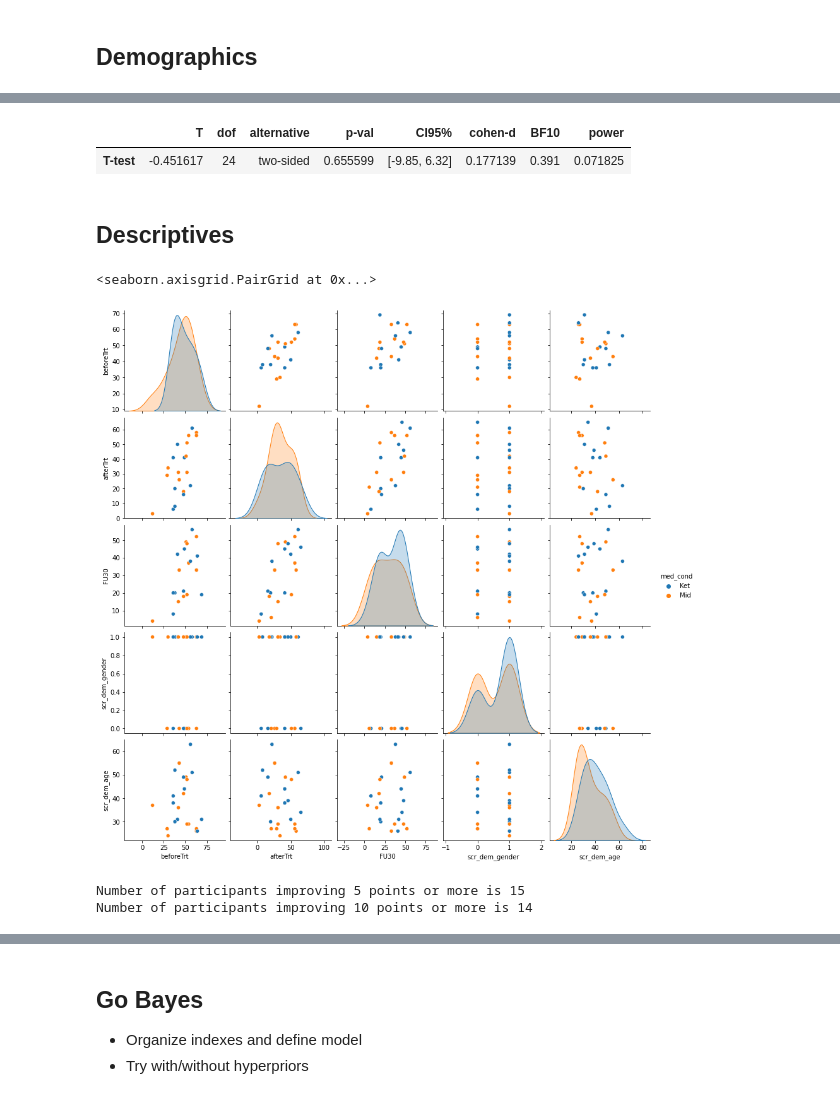
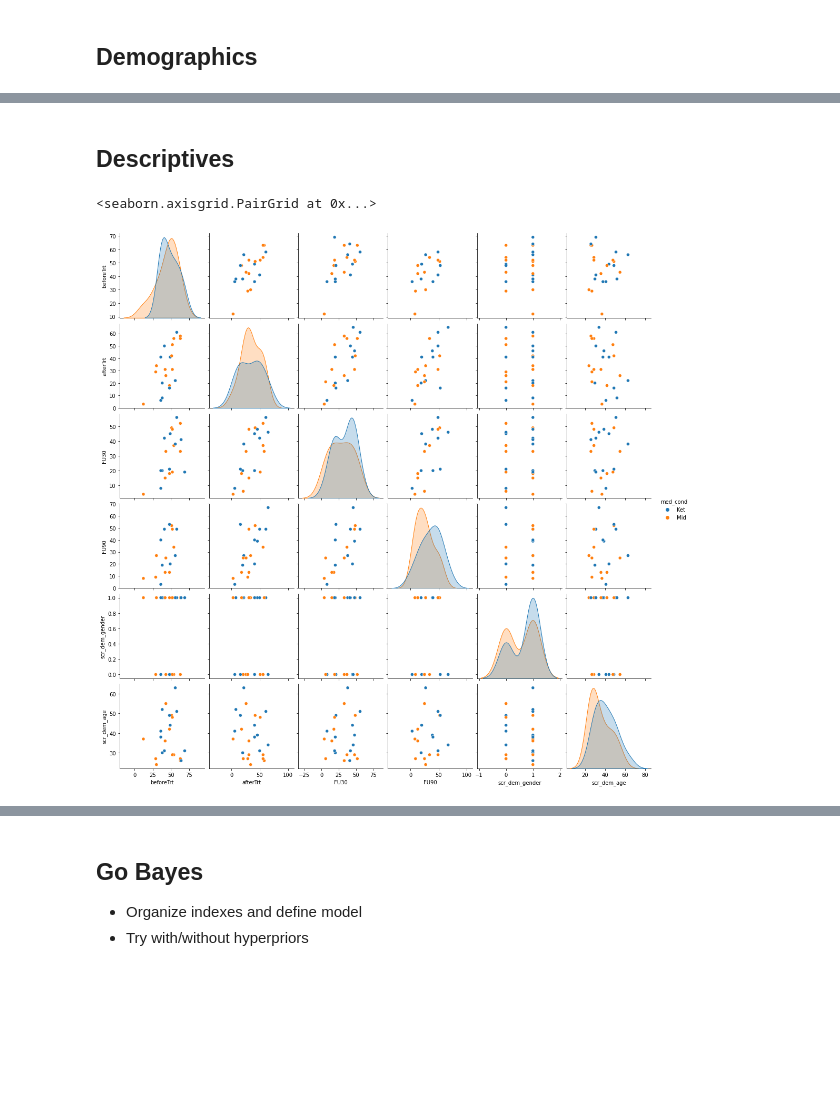
Before and after one commit to orduek/KPE, a Jupyter notebook: PCL/symp_statAnalysis.ipynb, the cells around one changed output, grey strips where cells are left out. Saved outputs shown, nothing was run; the diff lists cells and outputs as text; code cells hidden in the pictures; blank space fills up the shorter version.

```diff
--- a/PCL/symp_statAnalysis.ipynb
+++ b/PCL/symp_statAnalysis.ipynb
@@ -45,8 +45,7 @@ df.head()
 | 4 | KPE008 | 1.0 | 51.0 | 2.0 | 2.0 | 1.0 | 2.0 | 3.0 | 3.0 | 3.0 | ... |
 5 rows × 48 columns
 # %%
-# remove 90-days (not enough subjects)
-df = df[(df.time!='FU90') & (df.time!='screen')]
+df = df[(df.time!='screen')]
 # generate for something else
 df_med = df[(df.time=='beforeTrt')][['scr_id','med_cond', 'scr_dem_gender', 'scr_dem_age']]
 df_med.groupby('med_cond').sum()
@@ -142,5 +136,2 @@ lng_all[['med_cond','TimeFromEvent']].groupby('med_cond').describe()
 # %%
 pg.ttest(lng_all.TimeFromEvent[lng_all.med_cond=='Ket'],lng_all.TimeFromEvent[lng_all.med_cond=='Mid'], correction=False)
-# %% [output]
-|  | T | dof | alternative | p-val | CI95% | cohen-d | BF10 | power |
-| T-test | -0.451617 | 24 | two-sided | 0.655599 | [-9.85, 6.32] | 0.177139 | 0.391 | 0.071825 |
@@ -149,23 +143,20 @@ pg.ttest(lng_all.TimeFromEvent[lng_all.med_cond=='Ket'],lng_all.TimeFromEvent[ln
 # %%
 df_clean = df[['scr_id','med_cond','time','pcl5_total']]
 # remove screening timepoint - its redundant here
 df_clean = df_clean[df_clean.time!='screen']
 # recategorize time because we removed something
-df_clean.time = pd.Categorical(df_clean.time, categories=['beforeTrt','afterTrt','FU30'])
+df_clean.time = pd.Categorical(df_clean.time, categories=['beforeTrt','afterTrt','FU30', 'FU90'])
 wideDf = df_clean.pivot(index=['scr_id'], columns=['time'], values=['pcl5_total'])
 #
 wideDf = wideDf.pcl5_total
 wideDf = wideDf.merge(df_med, left_on='scr_id', right_on='scr_id', how='outer')
 wideDf
 sns.pairplot(wideDf, hue="med_cond")
 # %% [output]
 <seaborn.axisgrid.PairGrid at 0x...>
-[figure, old version]
+[figure, new version]
 # %%
 ## check changes in symtpoms
 wideDf['delta30'] = wideDf.FU30 - wideDf.beforeTrt
 print(f'Number of participants improving 5 points or more is {len(wideDf[wideDf.delta30<=-5])}')
 print(f'Number of participants improving 10 points or more is {len(wideDf[wideDf.delta30<=-10])}')
-# %% [output]
-Number of participants improving 5 points or more is 15
-Number of participants improving 10 points or more is 14
```
Also changed, not shown: parts of 40 cells of this notebook, 2 other files.
